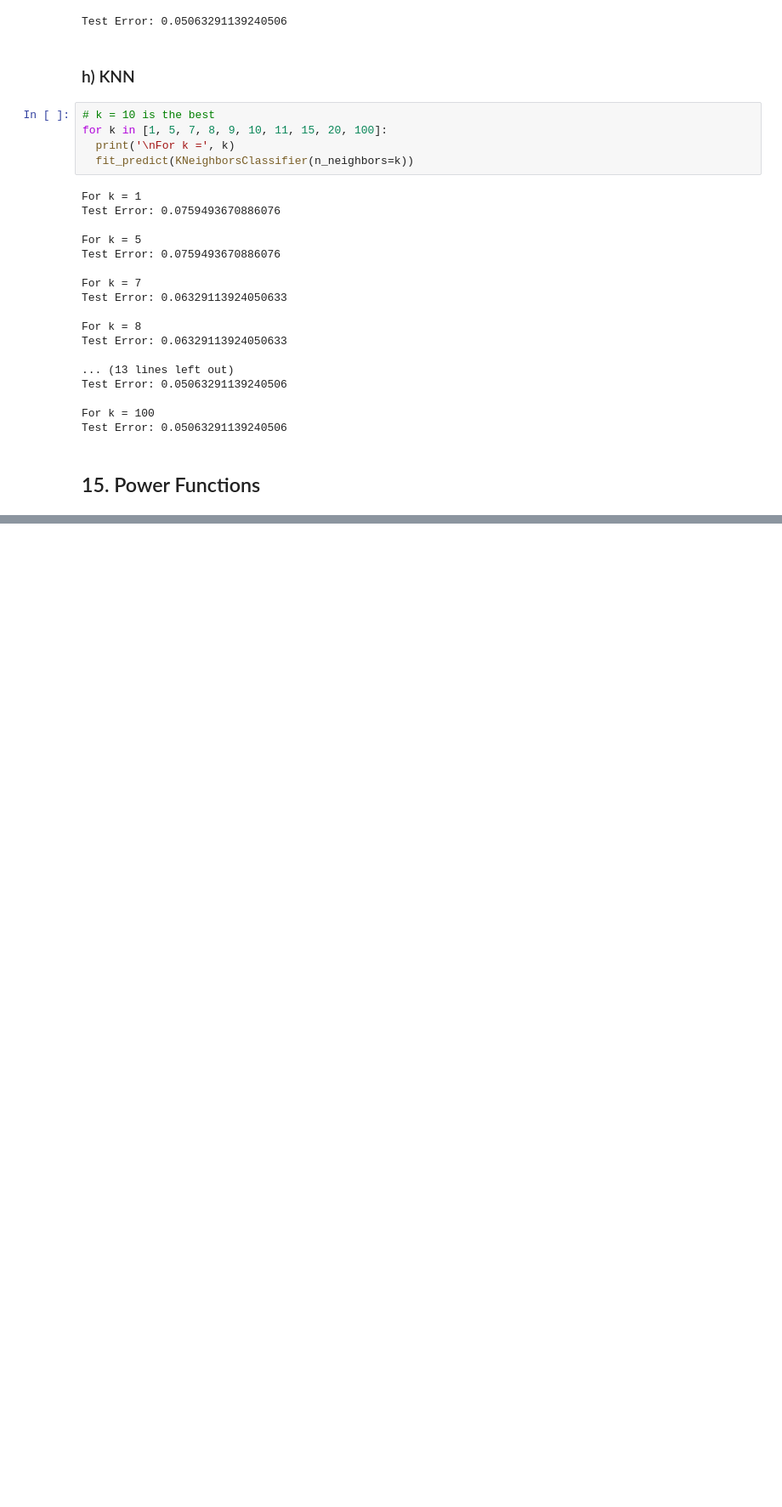
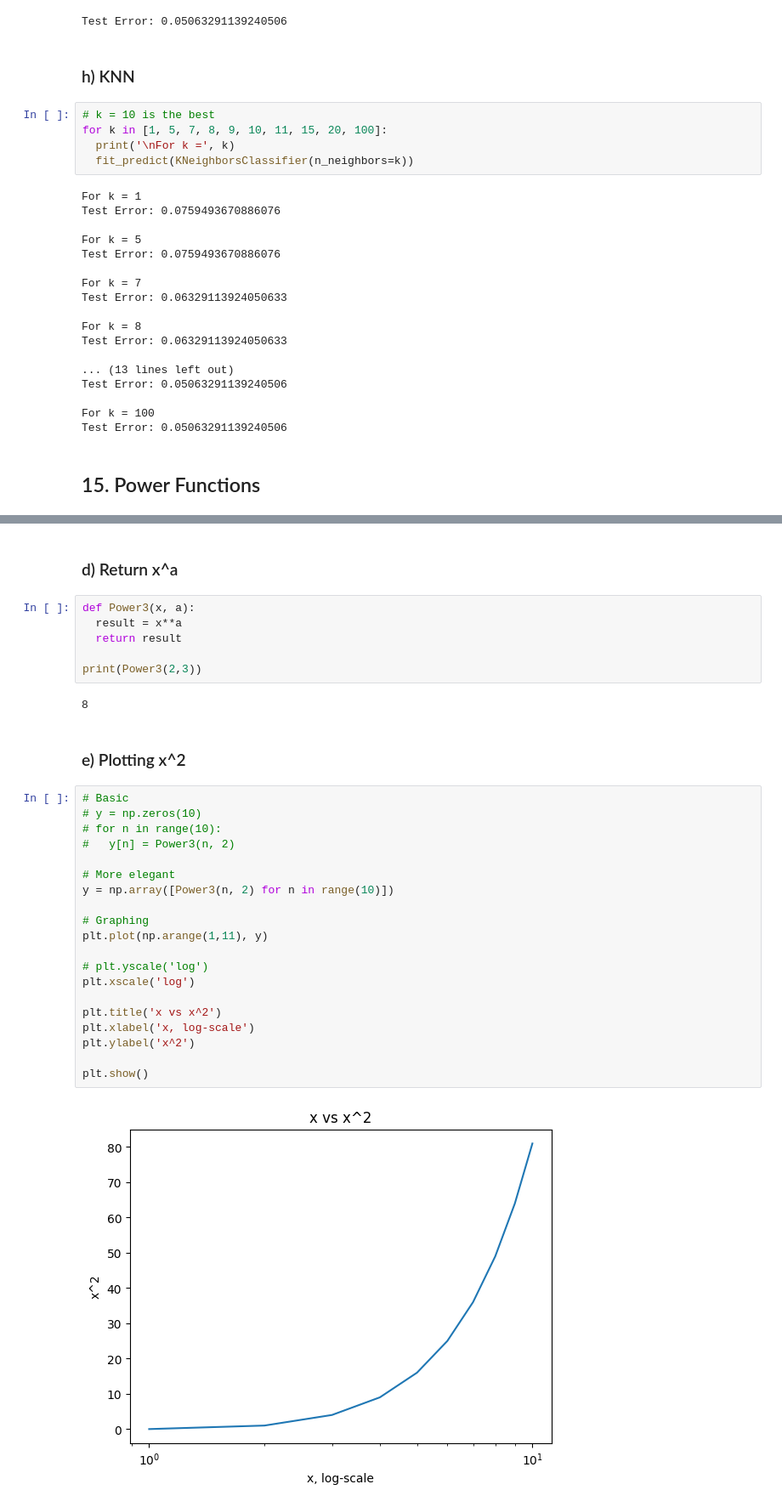
Before and after one commit to NDubelovskyi/ISLP, a Jupyter notebook: Chapter 4 Application.ipynb, the cells around one changed output, grey strips where cells are left out. Shown at 85% size. Cells and saved outputs as stored; diff of their text form; blank space fills up the shorter version.

Commit message:
Chapter 4 Application. Power Functions

```diff
--- a/Chapter 4 Application.ipynb
+++ b/Chapter 4 Application.ipynb
@@ -590,0 +620,34 @@ Test Error: 0.05063291139240506
+# %% [markdown]
+### d) Return x^a
+# %%
+def Power3(x, a):
+  result = x**a
+  return result
+
+print(Power3(2,3))
+# %% [output]
+8
+# %% [markdown]
+### e) Plotting x^2
+# %%
+# Basic
+# y = np.zeros(10)
+# for n in range(10):
+#   y[n] = Power3(n, 2)
+
+# More elegant
+y = np.array([Power3(n, 2) for n in range(10)])
+
+# Graphing
+plt.plot(np.arange(1,11), y)
+
+# plt.yscale('log')
+plt.xscale('log')
+
+plt.title('x vs x^2')
+plt.xlabel('x, log-scale')
+plt.ylabel('x^2')
+
+plt.show()
+# %% [output]
+[figure, added]
```
Also changed, not shown: parts of 12 cells of this notebook.
